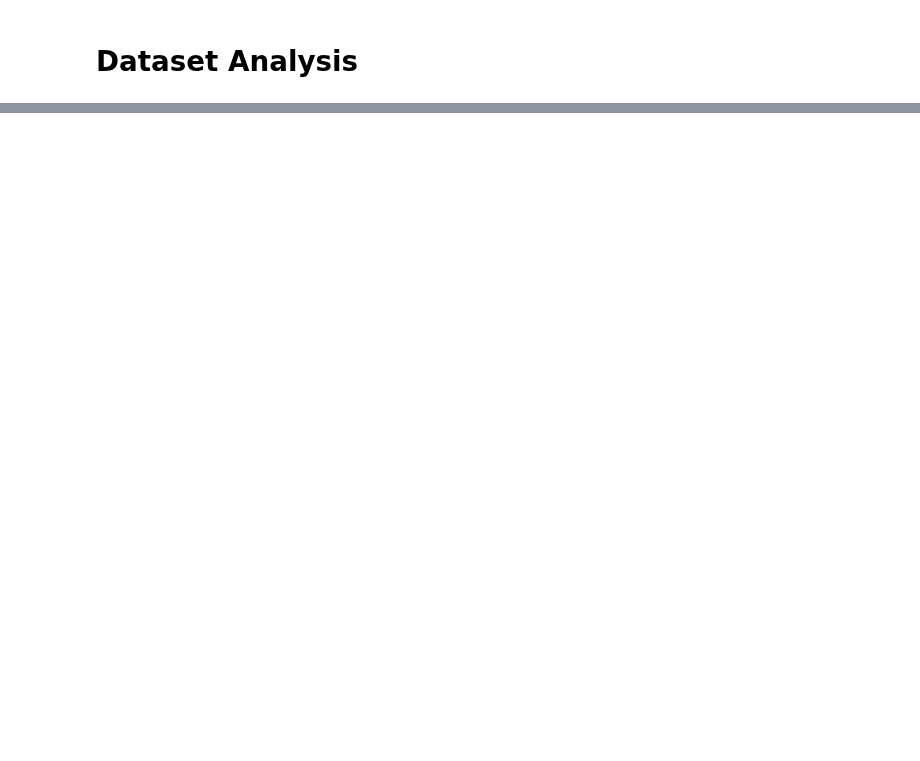
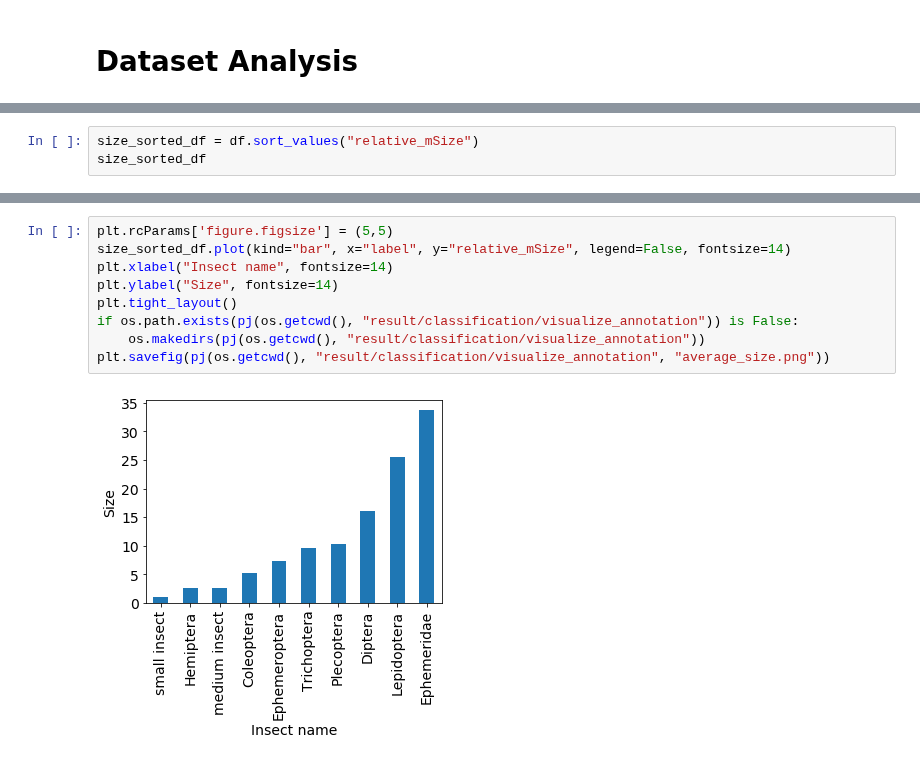
Before and after one commit to keiiti975/Insect_Phenology_Detector, a Jupyter notebook: result/classification/visualize_annotation/visualize_annotation.ipynb, the cells around one changed output, grey strips where cells are left out. Drawn from its saved outputs; the diff is of its cells as text; blank space fills up the shorter version.

```diff
--- a/result/classification/visualize_annotation/visualize_annotation.ipynb
+++ b/result/classification/visualize_annotation/visualize_annotation.ipynb
@@ -119,0 +118,3 @@ size_df
+# %%
+size_sorted_df = df.sort_values("relative_mSize")
+size_sorted_df
@@ -119,0 +133,11 @@ size_df
+# %%
+plt.rcParams['figure.figsize'] = (5,5)
+size_sorted_df.plot(kind="bar", x="label", y="relative_mSize", legend=False, fontsize=14)
+plt.xlabel("Insect name", fontsize=14)
+plt.ylabel("Size", fontsize=14)
+plt.tight_layout()
+if os.path.exists(pj(os.getcwd(), "result/classification/visualize_annotation")) is False:
+    os.makedirs(pj(os.getcwd(), "result/classification/visualize_annotation"))
+plt.savefig(pj(os.getcwd(), "result/classification/visualize_annotation", "average_size.png"))
+# %% [output]
+[figure, added]
```
Also changed, not shown: parts of 34 cells of this notebook, 4 other files.
